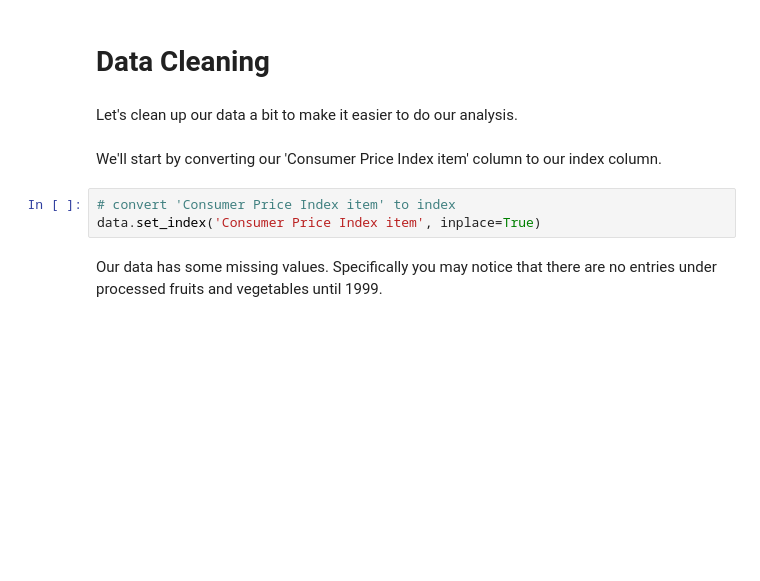
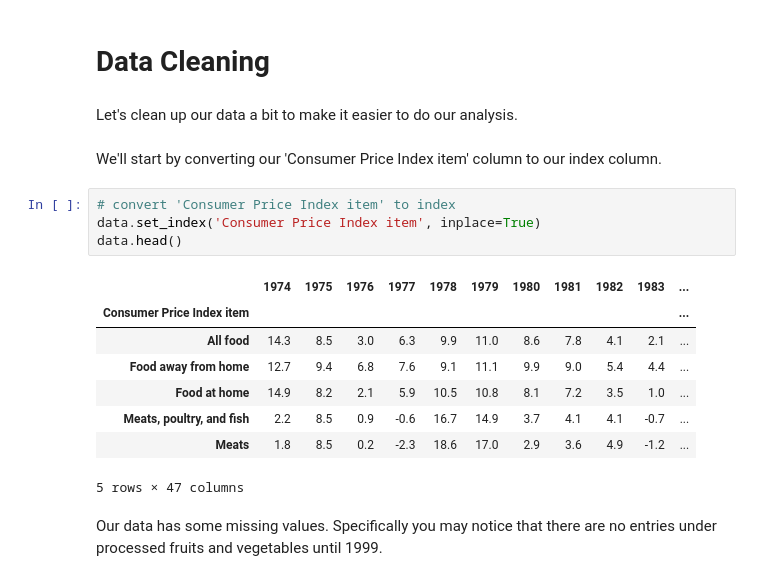
Before and after one commit to Zhu-Daniel/FoodPriceOutlookML, a Jupyter notebook: cmsc320finalproj.ipynb, the cells around one changed output. Drawn from its saved outputs; the diff is of its cells as text; blank space fills up the shorter version.

```diff
--- a/cmsc320finalproj.ipynb
+++ b/cmsc320finalproj.ipynb
@@ -56,6 +56,16 @@ We'll start by converting our 'Consumer Price Index item' column to our index co
 # %%
 # convert 'Consumer Price Index item' to index
 data.set_index('Consumer Price Index item', inplace=True)
+data.head()
+# %% [output]
+|  | 1974 | 1975 | 1976 | 1977 | 1978 | 1979 | 1980 | 1981 | 1982 | 1983 | ... |
+| Consumer Price Index item |  |  |  |  |  |  |  |  |  |  | ... |
+| All food | 14.3 | 8.5 | 3.0 | 6.3 | 9.9 | 11.0 | 8.6 | 7.8 | 4.1 | 2.1 | ... |
+| Food away from home | 12.7 | 9.4 | 6.8 | 7.6 | 9.1 | 11.1 | 9.9 | 9.0 | 5.4 | 4.4 | ... |
+| Food at home | 14.9 | 8.2 | 2.1 | 5.9 | 10.5 | 10.8 | 8.1 | 7.2 | 3.5 | 1.0 | ... |
+| Meats, poultry, and fish | 2.2 | 8.5 | 0.9 | -0.6 | 16.7 | 14.9 | 3.7 | 4.1 | 4.1 | -0.7 | ... |
+| Meats | 1.8 | 8.5 | 0.2 | -2.3 | 18.6 | 17.0 | 2.9 | 3.6 | 4.9 | -1.2 | ... |
+5 rows × 47 columns
 # %% [markdown]
 Our data has some missing values. Specifically you may notice that there are no entries under processed fruits and vegetables until 1999.
 # %%
```
Also changed, not shown: parts of 5 cells of this notebook.
